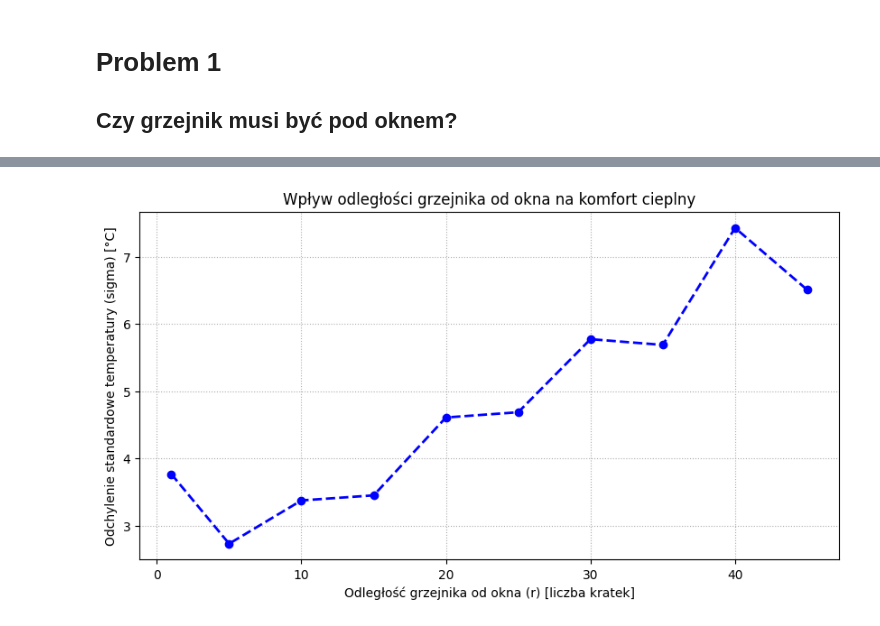
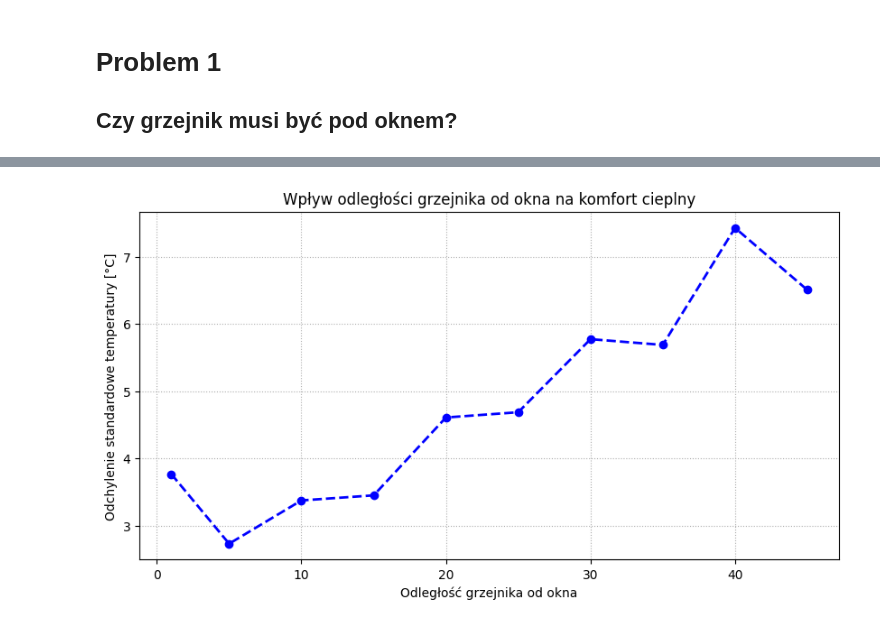
Before and after one commit to ninacz1804/projekt_modelowanie_cieplo, a Jupyter notebook: notebooks/problem1.ipynb, the cells around one changed output, grey strips where cells are left out. Saved outputs shown, nothing was run; the diff lists cells and outputs as text; code cells hidden in the pictures.

```diff
--- a/notebooks/problem1.ipynb
+++ b/notebooks/problem1.ipynb
@@ -34,15 +36,18 @@ KeyboardInterrupt:
 # %%
+odleglosci_r = [1, 5, 10, 15, 20, 25, 30, 35, 40, 45]
+lista_sigma = []
+
 for r in odleglosci_r:
     wynik = symulacja_pokoju(20, r, szerokosc, wysokosc, nx, ny, alfa_powietrze, dt, h, T_startowa, T_okna, T_grzejnika, T_cel, idx_czujnika, kroki)
     sigma = np.std(wynik)
     lista_sigma.append(sigma)
 
 plt.figure(figsize=(10, 5))
 plt.plot(odleglosci_r, lista_sigma, 'o--', color='blue', linewidth=2)
 plt.title("Wpływ odległości grzejnika od okna na komfort cieplny")
 plt.xlabel("Odległość grzejnika od okna")
 plt.ylabel("Odchylenie standardowe temperatury [°C]")
 plt.grid(True, linestyle=':')
 plt.show()
 # %% [output]
-[figure, old version]
+[figure, new version]
```
Also changed, not shown: parts of 2 cells of this notebook.
